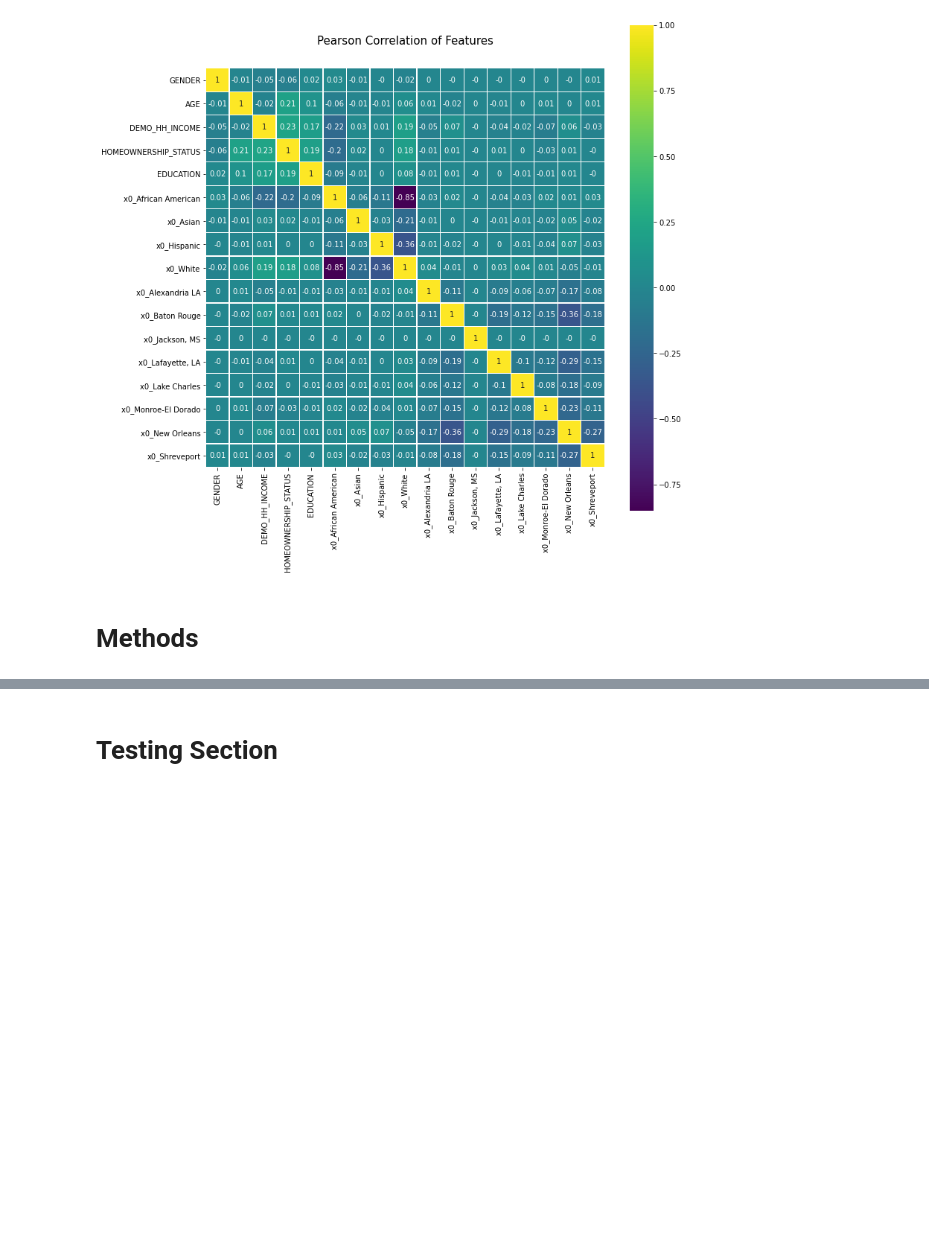
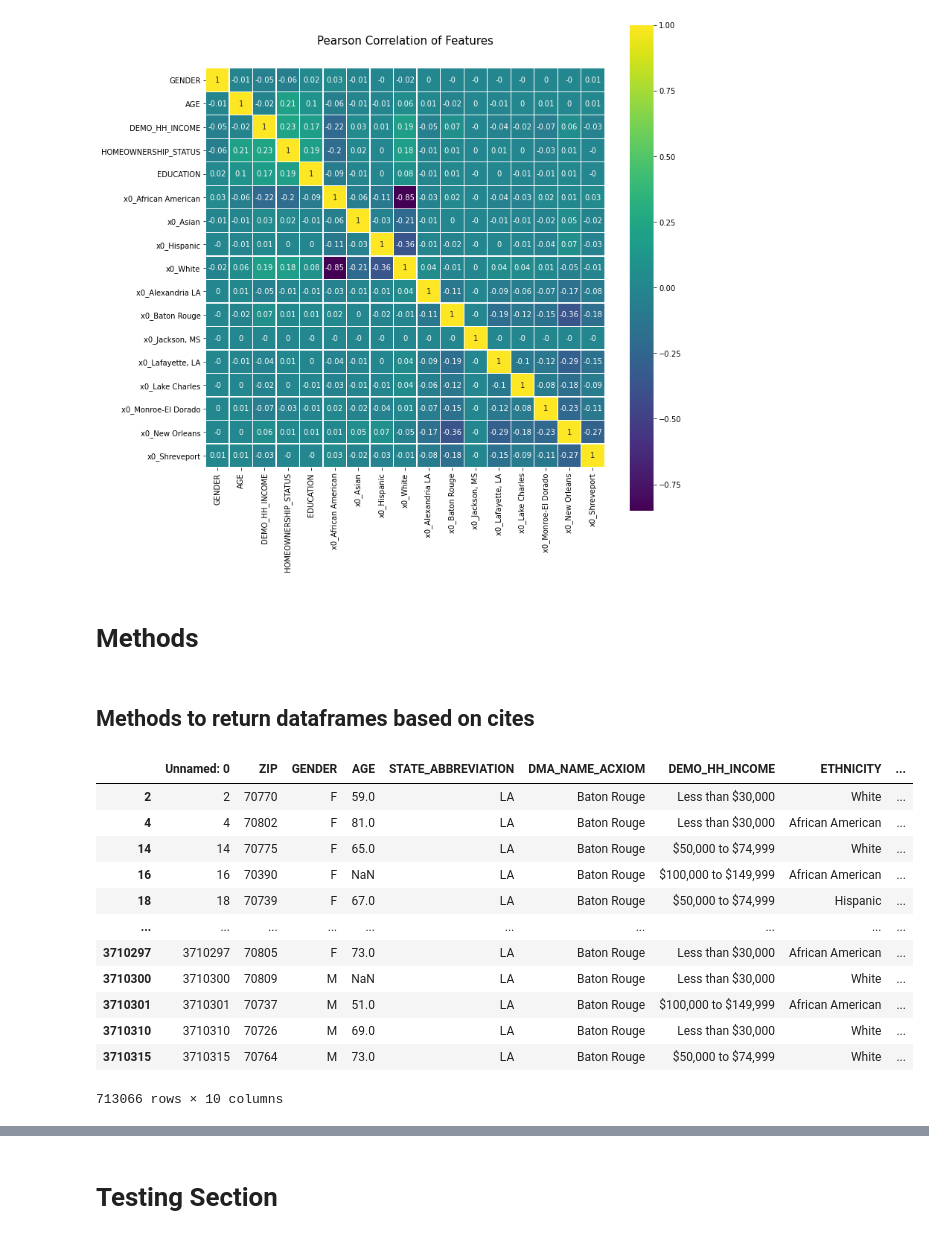
Before and after one commit to lyubah/DataXKinesso, a Jupyter notebook: Correlation_matrix_V2.ipynb, the cells around one changed output, grey strips where cells are left out. Saved outputs shown, nothing was run; the diff lists cells and outputs as text; code cells hidden in the pictures; blank space fills up the shorter version.

```diff
--- a/Correlation_matrix_V2.ipynb
+++ b/Correlation_matrix_V2.ipynb
@@ -240,3 +270,29 @@ encodeDict = {
         '101 to 120': 5
     }
 }
+# %% [markdown]
+## Methods to return dataframes based on cites
+# %%
+#returns dataframe for a particular city
+def cityDataFrames(df, city):
+    return df[df['DMA_NAME_ACXIOM'] == city]
+
+def altCityDataFrames(df, city):
+    grouped = df.groupby('DMA_NAME_ACXIOM')
+    return grouped.get_group(city)
+
+cityDataFrames(LA, 'Baton Rouge')
+# %% [output]
+|  | Unnamed: 0 | ZIP | GENDER | AGE | STATE_ABBREVIATION | DMA_NAME_ACXIOM | DEMO_HH_INCOME | ETHNICITY | ... |
+| 2 | 2 | 70770 | F | 59.0 | LA | Baton Rouge | Less than $30,000 | White | ... |
+| 4 | 4 | 70802 | F | 81.0 | LA | Baton Rouge | Less than $30,000 | African American | ... |
+| 14 | 14 | 70775 | F | 65.0 | LA | Baton Rouge | $50,000 to $74,999 | White | ... |
+| 16 | 16 | 70390 | F | NaN | LA | Baton Rouge | $100,000 to $149,999 | African American | ... |
+| 18 | 18 | 70739 | F | 67.0 | LA | Baton Rouge | $50,000 to $74,999 | Hispanic | ... |
+| ... | ... | ... | ... | ... | ... | ... | ... | ... | ... |
+| 3710297 | 3710297 | 70805 | F | 73.0 | LA | Baton Rouge | Less than $30,000 | African American | ... |
+| 3710300 | 3710300 | 70809 | M | NaN | LA | Baton Rouge | Less than $30,000 | White | ... |
+| 3710301 | 3710301 | 70737 | M | 51.0 | LA | Baton Rouge | $100,000 to $149,999 | African American | ... |
+| 3710310 | 3710310 | 70726 | M | 69.0 | LA | Baton Rouge | Less than $30,000 | White | ... |
+| 3710315 | 3710315 | 70764 | M | 73.0 | LA | Baton Rouge | $50,000 to $74,999 | White | ... |
+713066 rows × 10 columns
```
Also changed, not shown: parts of 9 cells of this notebook, 7 other files.
